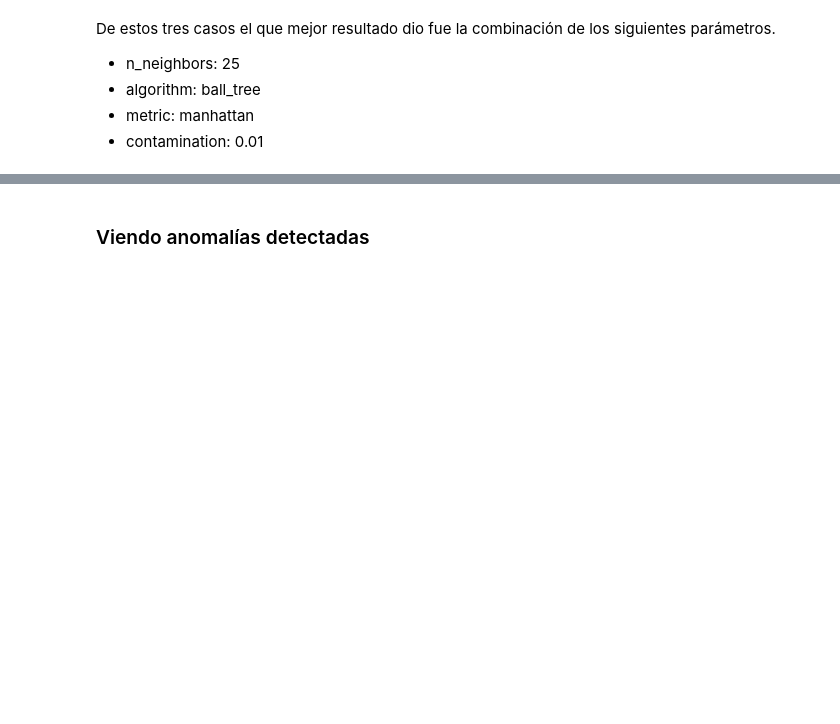
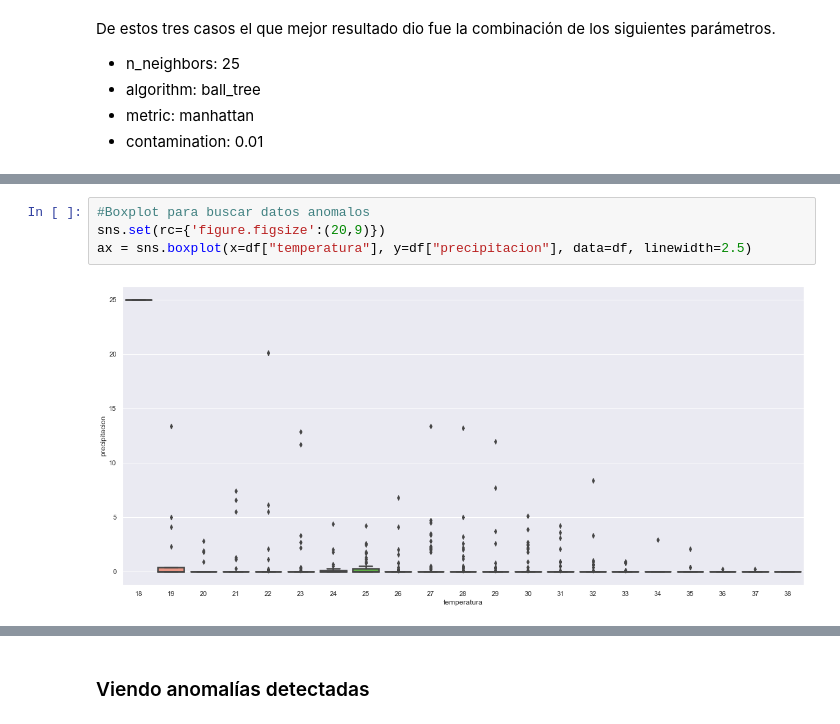
Before and after one commit to carlosvelv/proyecto_anomalias, a Jupyter notebook: Anomalias_proyecto_revision_1.ipynb, the cells around one changed output, grey strips where cells are left out. Cells and saved outputs as stored; diff of their text form; blank space fills up the shorter version.

```diff
--- a/Anomalias_proyecto_revision_1.ipynb
+++ b/Anomalias_proyecto_revision_1.ipynb
@@ -511,0 +542,6 @@ De estos tres casos el que mejor resultado dio fue la combinación de los siguie
+# %%
+#Boxplot para buscar datos anomalos
+sns.set(rc={'figure.figsize':(20,9)})
+ax = sns.boxplot(x=df["temperatura"], y=df["precipitacion"], data=df, linewidth=2.5)
+# %% [output]
+[figure, added]
```
Also changed, not shown: parts of 25 cells of this notebook.
